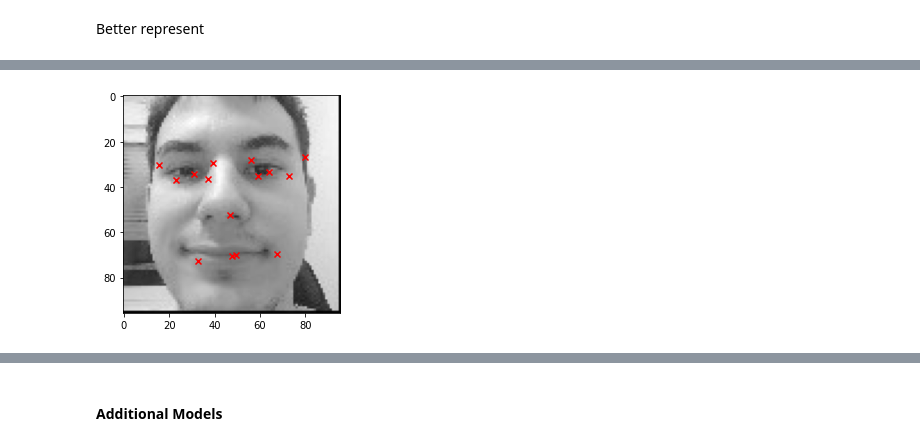
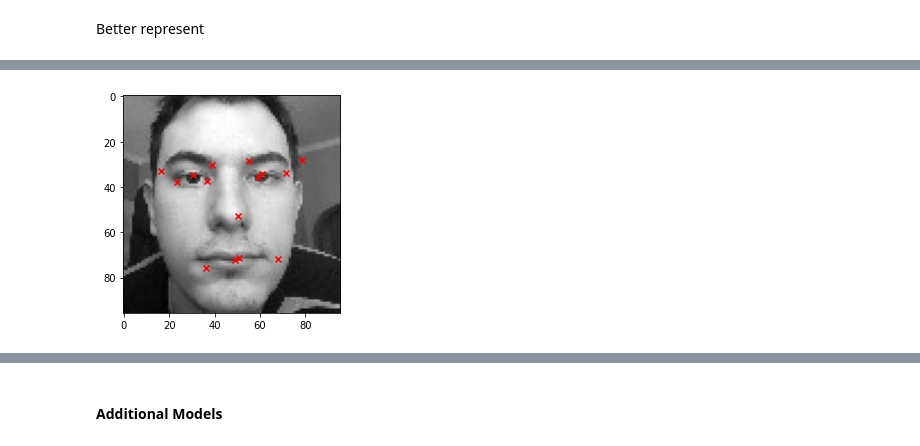
Before and after one commit to mdodovic/Facial-Keypoints-Detection, a Jupyter notebook: keypoints_detector.ipynb, the cells around one changed output, grey strips where cells are left out. Drawn from its saved outputs; the diff is of its cells as text; code cells hidden in the pictures.

Commit message:
My Image

```diff
--- a/keypoints_detector.ipynb
+++ b/keypoints_detector.ipynb
@@ -471,3 +476,3 @@ predict_my_image("dataset/mdodovic2.jpg")
 # %%
-predict_my_image("dataset/mdodovic4.jpg")
+predict_my_image("dataset/mdodovic6.jpg")
 # %% [output]
@@ -475 +480 @@ predict_my_image("dataset/mdodovic4.jpg")
-[figure, old version]
+[figure, new version]
```
Also changed, not shown: parts of 23 cells of this notebook.
